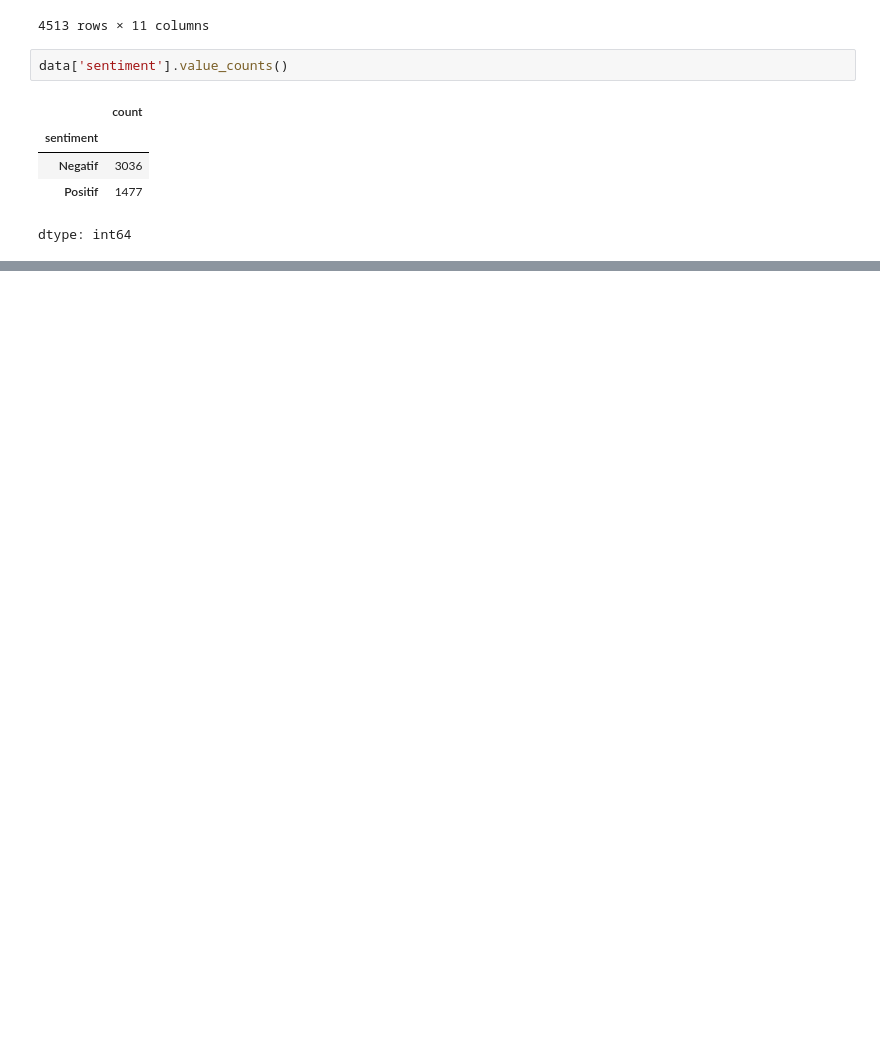
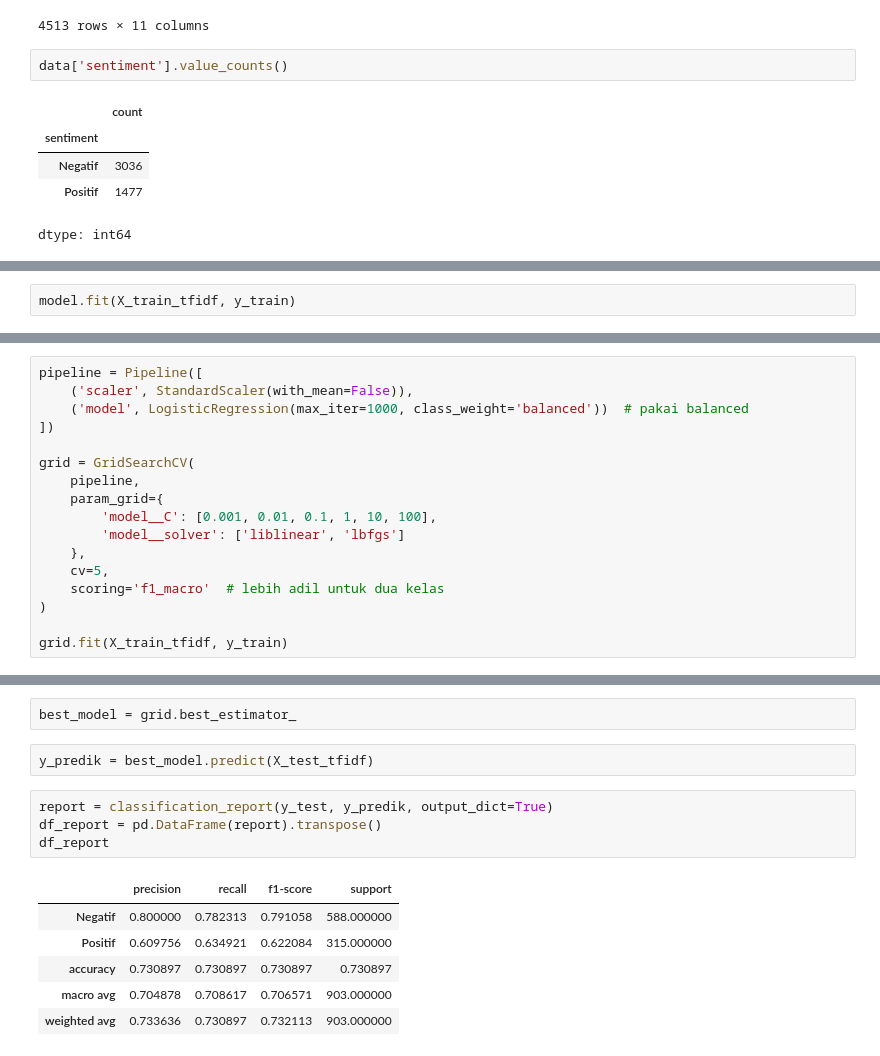
Before and after one commit to Spyrx4/analisis_sentimen_merahputih_oneforall, a Jupyter notebook: notebook/Proses_data_new.ipynb, the cells around one changed output, grey strips where cells are left out. Drawn from its saved outputs; the diff is of its cells as text; blank space fills up the shorter version.

```diff
--- a/notebook/Proses_data_new.ipynb
+++ b/notebook/Proses_data_new.ipynb
@@ -620,0 +678,2 @@ dtype: int64
+# %%
+model.fit(X_train_tfidf, y_train)
@@ -620,0 +688,17 @@ dtype: int64
+# %%
+pipeline = Pipeline([
+    ('scaler', StandardScaler(with_mean=False)),
+    ('model', LogisticRegression(max_iter=1000, class_weight='balanced'))  # pakai balanced
+])
+
+grid = GridSearchCV(
+    pipeline,
+    param_grid={
+        'model__C': [0.001, 0.01, 0.1, 1, 10, 100],
+        'model__solver': ['liblinear', 'lbfgs']
+    },
+    cv=5,
+    scoring='f1_macro'  # lebih adil untuk dua kelas
+)
+
+grid.fit(X_train_tfidf, y_train)
@@ -620,0 +715,15 @@ dtype: int64
+# %%
+best_model = grid.best_estimator_
+# %%
+y_predik = best_model.predict(X_test_tfidf)
+# %%
+report = classification_report(y_test, y_predik, output_dict=True)
+df_report = pd.DataFrame(report).transpose()
+df_report
+# %% [output]
+|  | precision | recall | f1-score | support |
+| Negatif | 0.800000 | 0.782313 | 0.791058 | 588.000000 |
+| Positif | 0.609756 | 0.634921 | 0.622084 | 315.000000 |
+| accuracy | 0.730897 | 0.730897 | 0.730897 | 0.730897 |
+| macro avg | 0.704878 | 0.708617 | 0.706571 | 903.000000 |
+| weighted avg | 0.733636 | 0.730897 | 0.732113 | 903.000000 |
```
Also changed, not shown: parts of 41 cells of this notebook.
